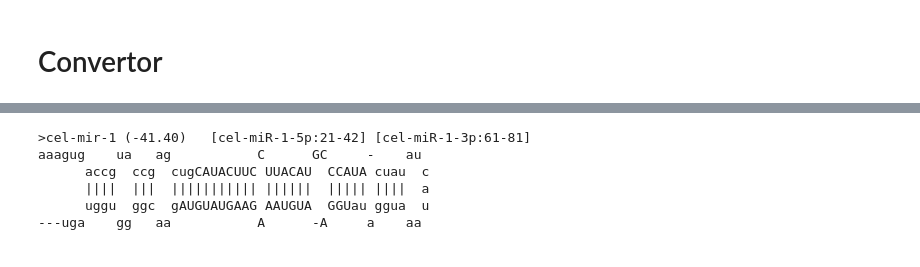
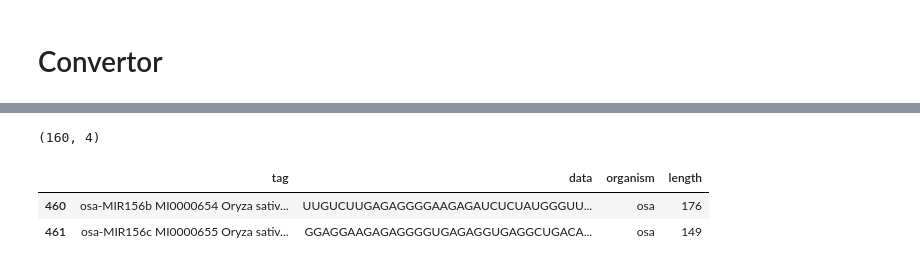
Before and after one commit to Ilia-Abolhasani/amir-p3, a Jupyter notebook: str2ct_convertor.ipynb, the cells around one changed output, grey strips where cells are left out. Cells and saved outputs as stored; diff of their text form; code cells hidden in the pictures.

```diff
--- a/str2ct_convertor.ipynb
+++ b/str2ct_convertor.ipynb
@@ -187,0 +241,9 @@ def convertor(strText):
+# %%
+selected = df[df['organism'].isin(selectedTree['organism'])]
+print(selected.shape)
+selected.head(2)
+# %% [output]
+(160, 4)
+|  | tag | data | organism | length |
+| 460 | osa-MIR156b MI0000654 Oryza sativ... | UUGUCUUGAGAGGGGAAGAGAUCUCUAUGGGUU... | osa | 176 |
+| 461 | osa-MIR156c MI0000655 Oryza sativ... | GGAGGAAGAGAGGGGUGAGAGGUGAGGCUGACA... | osa | 149 |
@@ -192,16 +268,0 @@ with open('./Data/miRNA.str','r') as file:
-# %%
-i = 16
-strText = lines[i:(i+7)]
-print(strText[0])
-print(strText[2])
-print(strText[3])
-print(strText[4])
-print(strText[5])
-print(strText[6])
-# %% [output]
->cel-mir-1 (-41.40)   [cel-miR-1-5p:21-42] [cel-miR-1-3p:61-81]
-aaagug    ua   ag           C      GC     -    au
-      accg  ccg  cugCAUACUUC UUACAU  CCAUA cuau  c
-      ||||  |||  ||||||||||| ||||||  ||||| ||||  a
-      uggu  ggc  gAUGUAUGAAG AAUGUA  GGUau ggua  u
----uga    gg   aa           A      -A     a    aa
```
Also changed, not shown: parts of 22 cells of this notebook, 1 other file.
